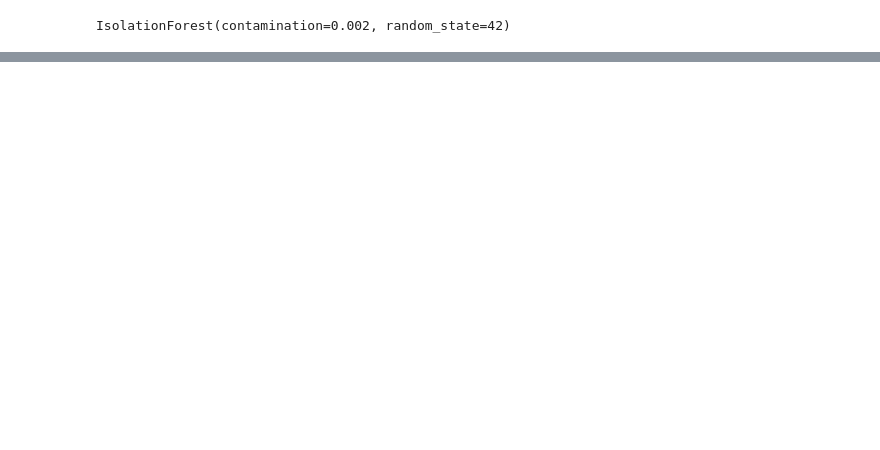
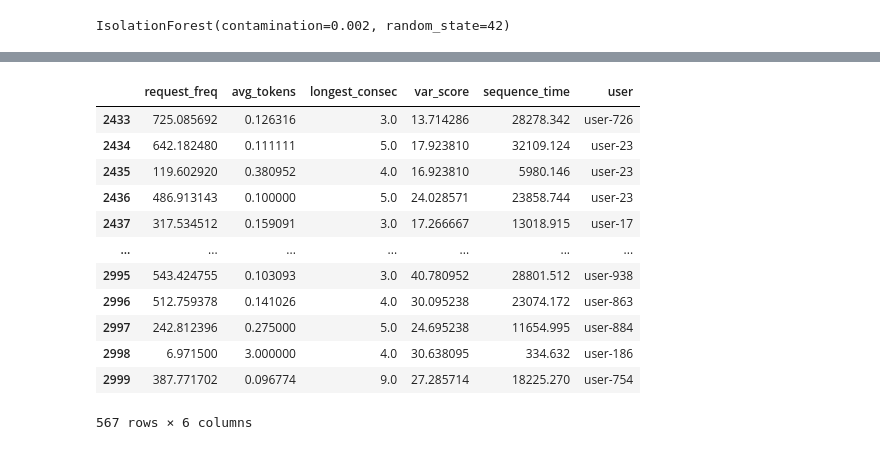
Before and after one commit to Request-analysis-ML/request-analyzer-model, a Jupyter notebook: isolation_forest.ipynb, the cells around one changed output, grey strips where cells are left out. Saved outputs shown, nothing was run; the diff lists cells and outputs as text; code cells hidden in the pictures; blank space fills up the shorter version.

```diff
--- a/isolation_forest.ipynb
+++ b/isolation_forest.ipynb
@@ -38,0 +36,18 @@ df_a
+# %%
+#Code for checking how many normal users that are present in test dataset
+df_test_normal = extract_normal(df_test, df_test_spam)
+df_test_normal
+# %% [output]
+|  | request_freq | avg_tokens | longest_consec | var_score | sequence_time | user |
+| 2433 | 725.085692 | 0.126316 | 3.0 | 13.714286 | 28278.342 | user-726 |
+| 2434 | 642.182480 | 0.111111 | 5.0 | 17.923810 | 32109.124 | user-23 |
+| 2435 | 119.602920 | 0.380952 | 4.0 | 16.923810 | 5980.146 | user-23 |
+| 2436 | 486.913143 | 0.100000 | 5.0 | 24.028571 | 23858.744 | user-23 |
+| 2437 | 317.534512 | 0.159091 | 3.0 | 17.266667 | 13018.915 | user-17 |
+| ... | ... | ... | ... | ... | ... | ... |
+| 2995 | 543.424755 | 0.103093 | 3.0 | 40.780952 | 28801.512 | user-938 |
+| 2996 | 512.759378 | 0.141026 | 4.0 | 30.095238 | 23074.172 | user-863 |
+| 2997 | 242.812396 | 0.275000 | 5.0 | 24.695238 | 11654.995 | user-884 |
+| 2998 | 6.971500 | 3.000000 | 4.0 | 30.638095 | 334.632 | user-186 |
+| 2999 | 387.771702 | 0.096774 | 9.0 | 27.285714 | 18225.270 | user-754 |
+567 rows × 6 columns
```
Also changed, not shown: parts of 7 cells of this notebook, 6 other files.
